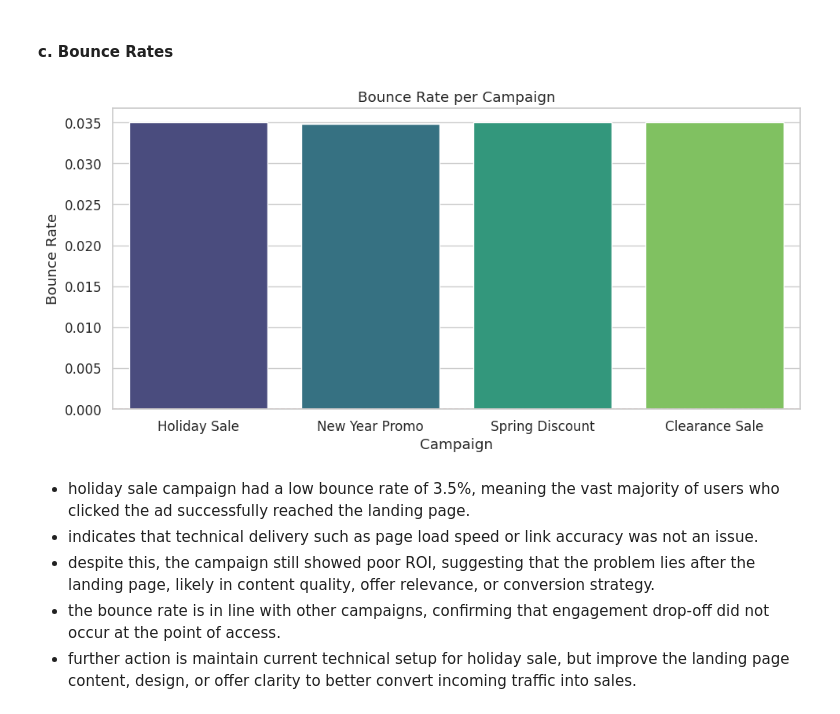
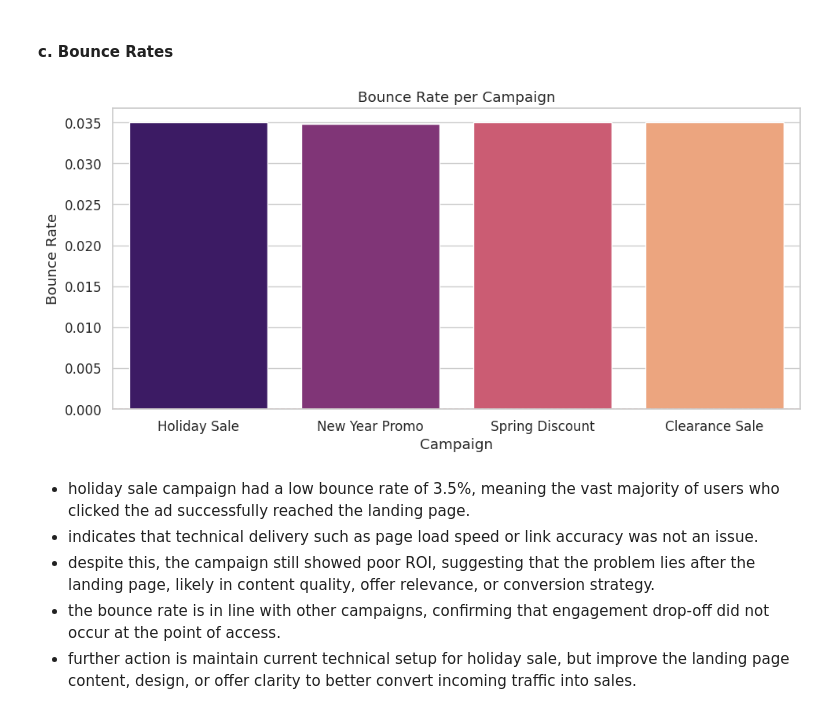
Before and after one commit to adhitizki/campaign-analysis-gr, a Jupyter notebook: notebook.ipynb, the cells around one changed output. Cells and saved outputs as stored; diff of their text form; code cells hidden in the pictures.

Commit message:
update notebook: fix plot palette

```diff
--- a/notebook.ipynb
+++ b/notebook.ipynb
@@ -177,15 +177,15 @@ df_perf['Bounce Rate'] = 1 - (df_perf['website_landing_hits']/df_perf['Clicks'])
 # %%
 # plot bounce rate
 plt.figure(figsize=(10, 5))
-sns.barplot(data=df_perf, x='campaign_name', y='Bounce Rate', palette='viridis')
+sns.barplot(data=df_perf, x='campaign_name', y='Bounce Rate', palette='magma')
 plt.axhline(0, color='red', linestyle='--', linewidth=1)
 plt.title('Bounce Rate per Campaign')
 plt.ylabel('Bounce Rate')
 plt.xlabel('Campaign')
 plt.tight_layout()
 plt.show()
 # %% [output]
-[figure, old version]
+[figure, new version]
 # %% [markdown]
 - holiday sale campaign had a low bounce rate of 3.5%, meaning the vast majority of users who clicked the ad successfully reached the landing page.
 - indicates that technical delivery such as page load speed or link accuracy was not an issue.
```
Also changed, not shown: parts of 1 cell of this notebook.
